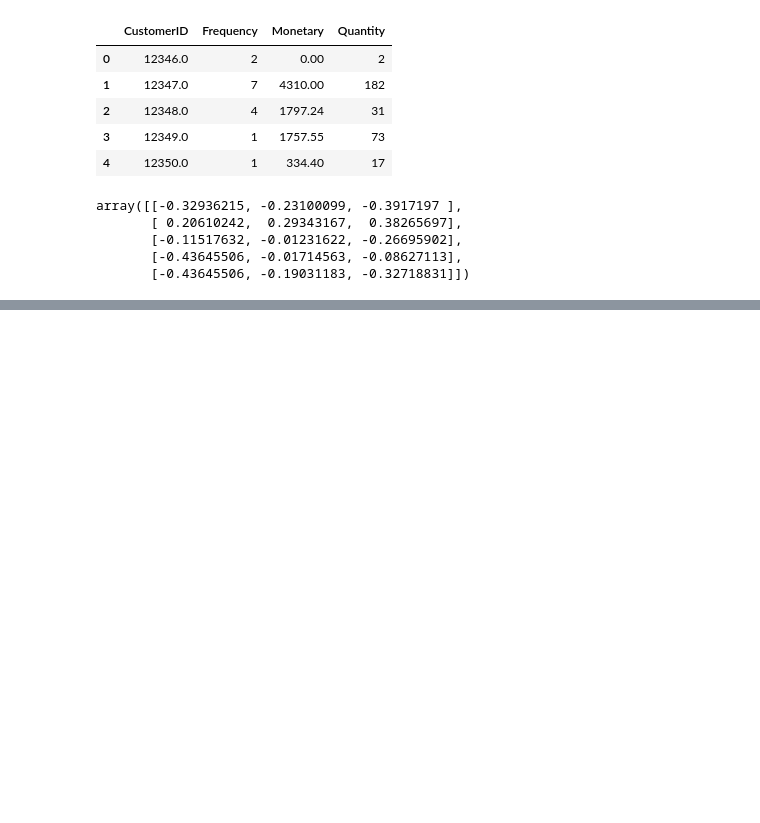
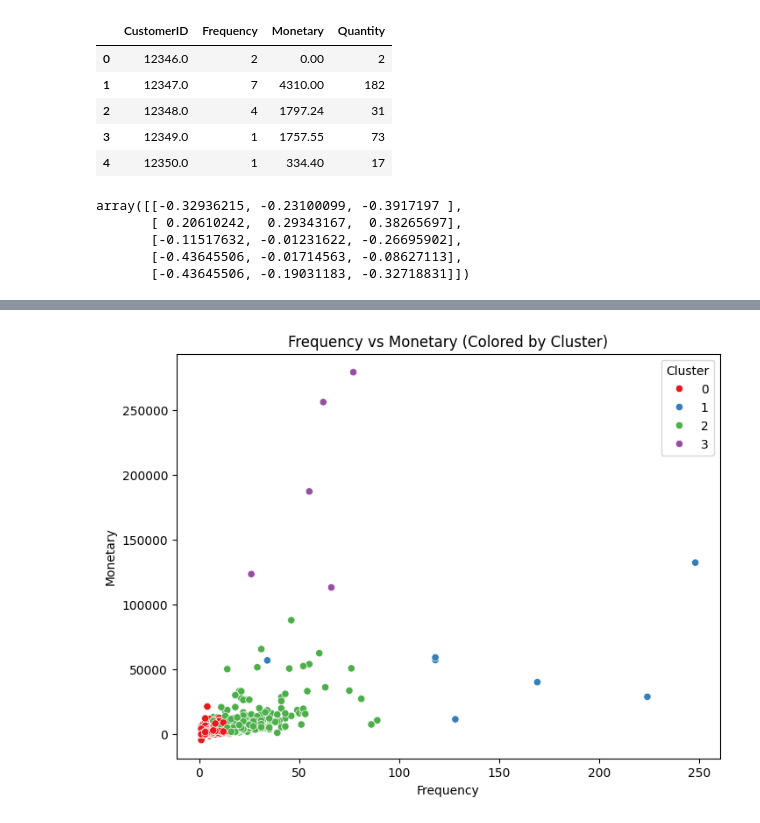
Before and after one commit to Shahbazi-Amir/Customer_Segmentation_KMeans, a Jupyter notebook: Customer_Segmentation_KMeans.ipynb, the cells around one changed output, grey strips where cells are left out. Saved outputs shown, nothing was run; the diff lists cells and outputs as text; code cells hidden in the pictures; blank space fills up the shorter version.

```diff
--- a/Customer_Segmentation_KMeans.ipynb
+++ b/Customer_Segmentation_KMeans.ipynb
@@ -112,0 +260,11 @@ array([[-0.32936215, -0.23100099, -0.3917197 ],
+# %%
+# Scatter plot of Frequency vs Monetary, colored by Cluster
+plt.figure(figsize=(8, 6))
+sns.scatterplot(x='Frequency', y='Monetary', hue='Cluster', data=customer_features, palette='Set1')
+plt.title('Frequency vs Monetary (Colored by Cluster)')
+plt.xlabel('Frequency')
+plt.ylabel('Monetary')
+plt.legend(title='Cluster')
+plt.show()
+# %% [output]
+[figure, added]
```
Also changed, not shown: parts of 10 cells of this notebook.
